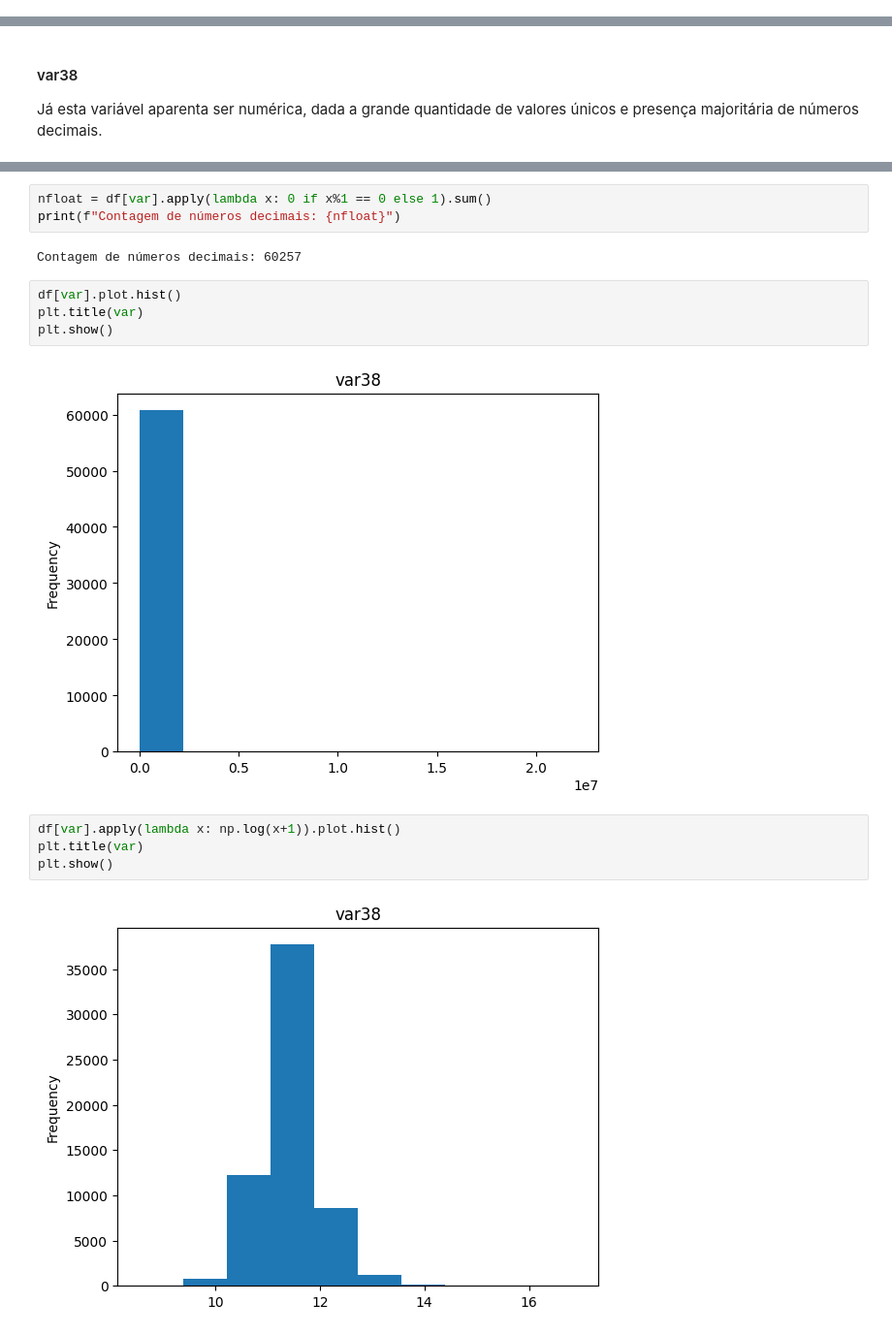
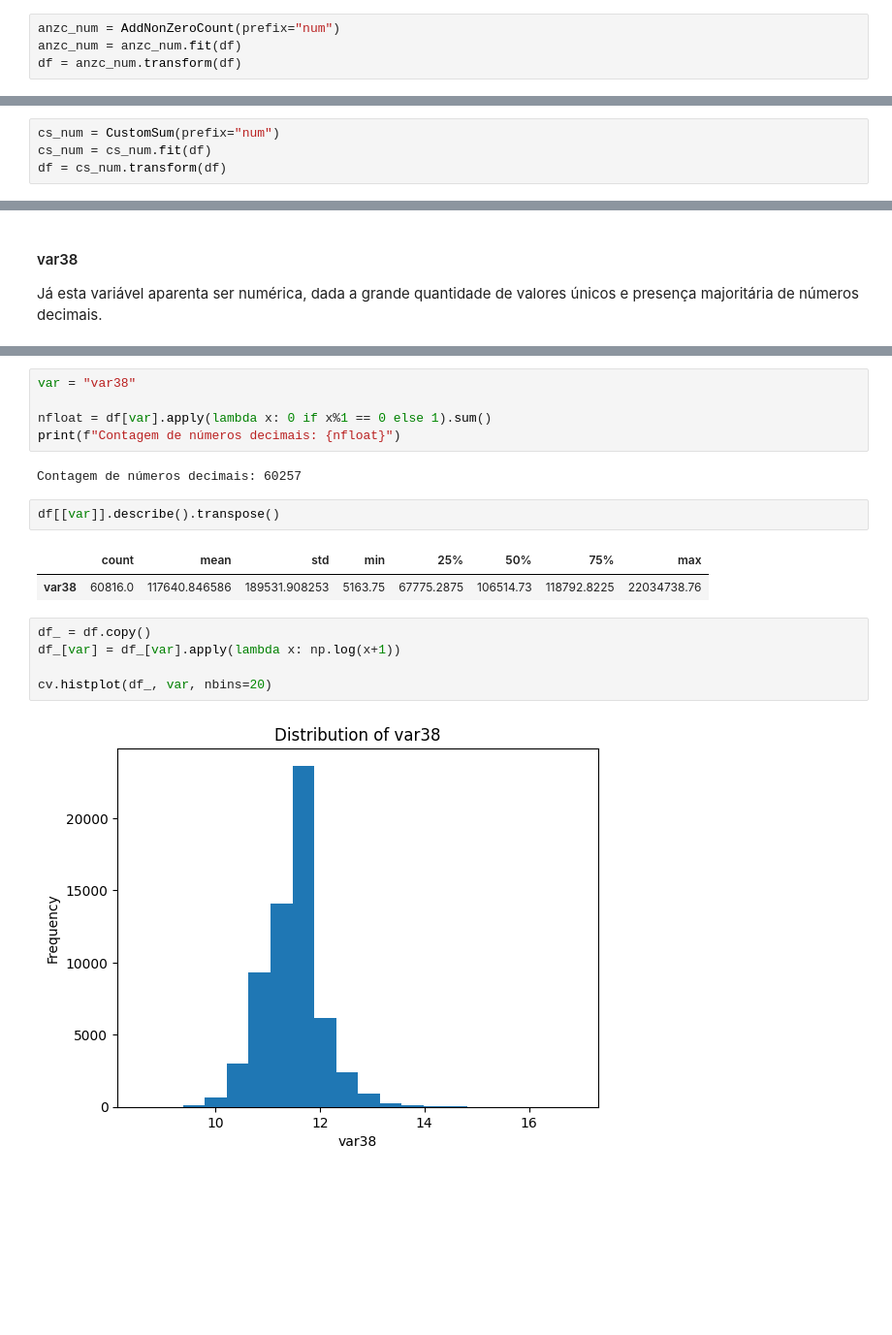
Before and after one commit to FelipeViacava/data-masters-case, a Jupyter notebook: 01-eda.ipynb, the cells around one changed output, grey strips where cells are left out. Shown at 97% size. Cells and saved outputs as stored; diff of their text form; blank space fills up the shorter version.

```diff
--- a/01-eda.ipynb
+++ b/01-eda.ipynb
@@ -776,0 +787,4 @@ Contagem de números decimais: 0
+# %%
+anzc_num = AddNonZeroCount(prefix="num")
+anzc_num = anzc_num.fit(df)
+df = anzc_num.transform(df)
@@ -776,0 +805,4 @@ Contagem de números decimais: 0
+# %%
+cs_num = CustomSum(prefix="num")
+cs_num = cs_num.fit(df)
+df = cs_num.transform(df)
@@ -961,17 +1075,19 @@ var = "var38"
 # %%
+var = "var38"
+
 nfloat = df[var].apply(lambda x: 0 if x%1 == 0 else 1).sum()
 print(f"Contagem de números decimais: {nfloat}")
 # %% [output]
 Contagem de números decimais: 60257
-# %%
-df[var].plot.hist()
-plt.title(var)
-plt.show()
-# %% [output]
-[figure, removed]
+# %%
+df[[var]].describe().transpose()
+# %% [output]
+|  | count | mean | std | min | 25% | 50% | 75% | max |
+| var38 | 60816.0 | 117640.846586 | 189531.908253 | 5163.75 | 67775.2875 | 106514.73 | 118792.8225 | 22034738.76 |
 # %%
-df[var].apply(lambda x: np.log(x+1)).plot.hist()
-plt.title(var)
-plt.show()
+df_ = df.copy()
+df_[var] = df_[var].apply(lambda x: np.log(x+1))
+
+cv.histplot(df_, var, nbins=20)
 # %% [output]
-[figure, old version]
+[figure, new version]
```
Also changed, not shown: parts of 37 cells of this notebook, 2 other files.
